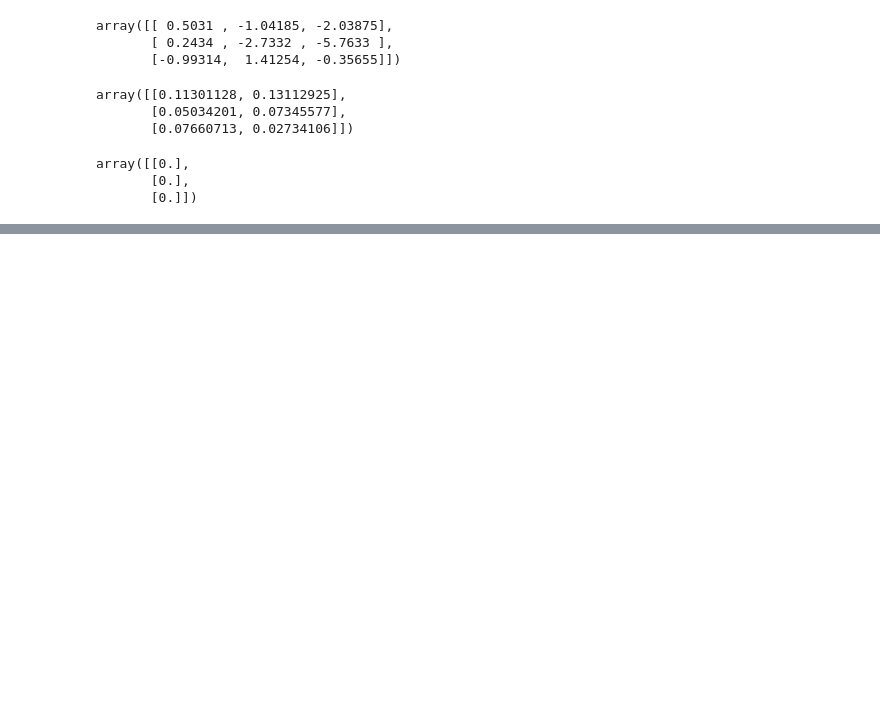
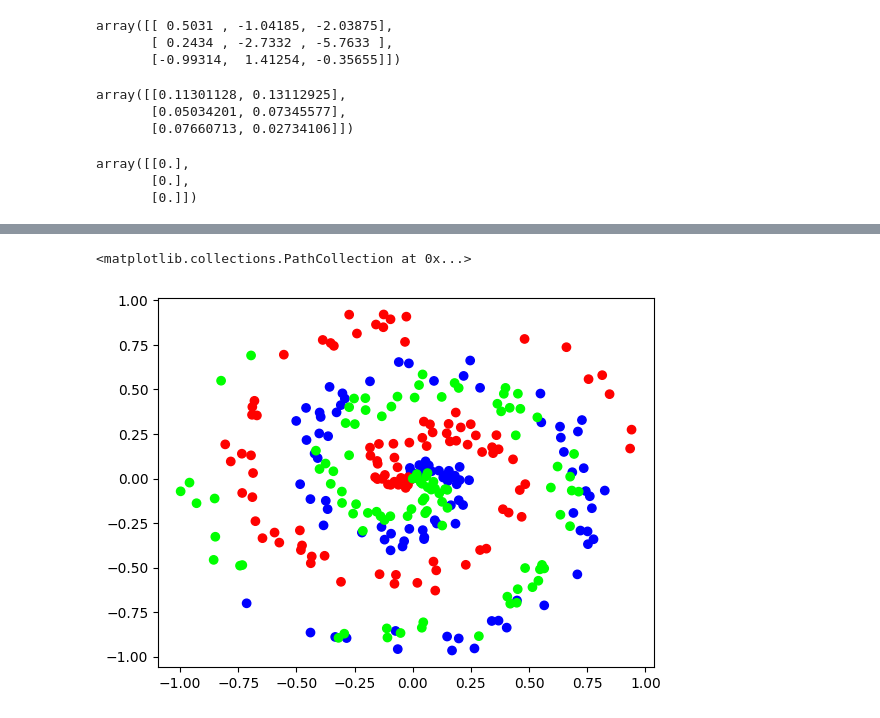
Before and after one commit to McKabue/nnfs, a Jupyter notebook: nnfs.ipynb, the cells around one changed output, grey strips where cells are left out. Cells and saved outputs as stored; diff of their text form; code cells hidden in the pictures; blank space fills up the shorter version.

```diff
--- a/nnfs.ipynb
+++ b/nnfs.ipynb
@@ -92,0 +101,10 @@ array([[0.],
+# %%
+# https://gist.github.com/Sentdex/454cb20ec5acf0e76ee8ab8448e6266c
+# https://cs231n.github.io/neural-networks-case-study/
+from nnfs.datasets import spiral_data
+
+X, y = spiral_data(100, 3)
+plt.scatter(X[:,0], X[:,1], c=y, cmap="brg")
+# %% [output]
+<matplotlib.collections.PathCollection at 0x...>
+[figure, added]
```
Also changed, not shown: parts of 6 cells of this notebook.
